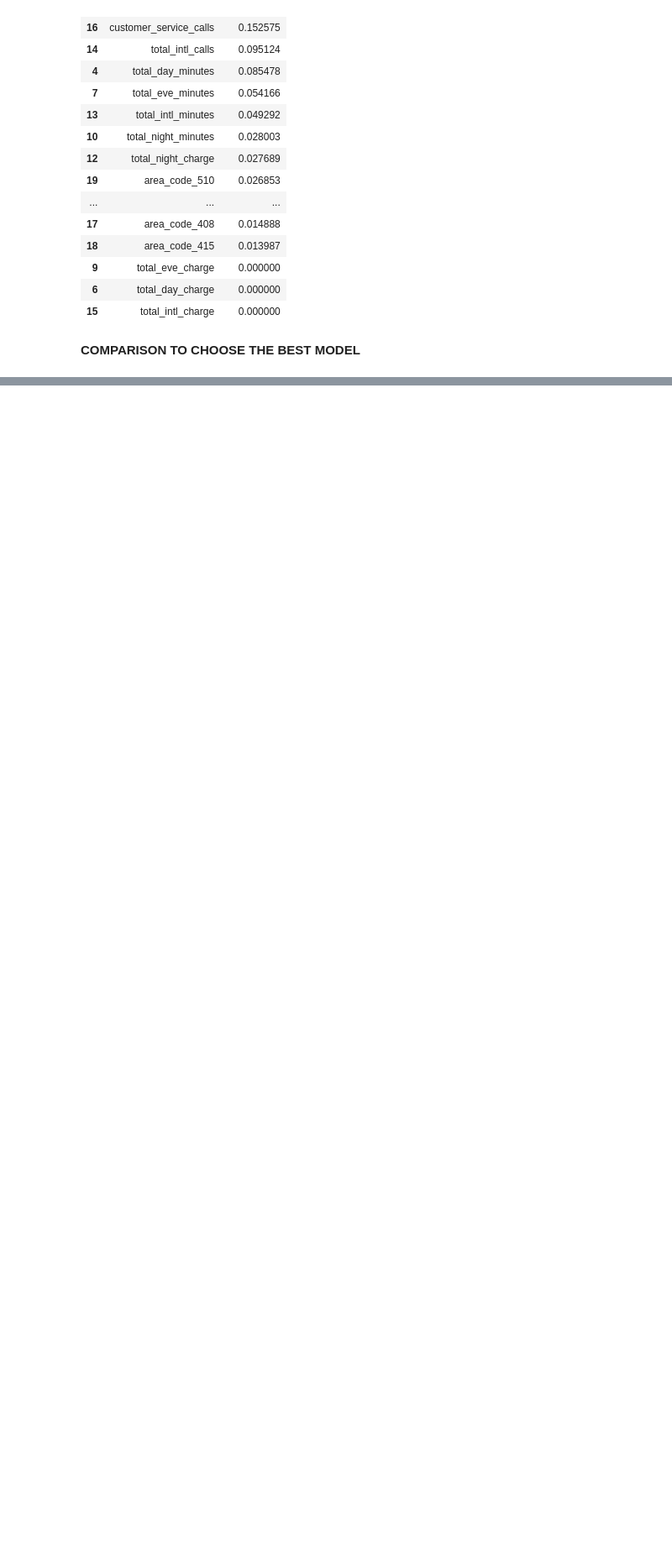
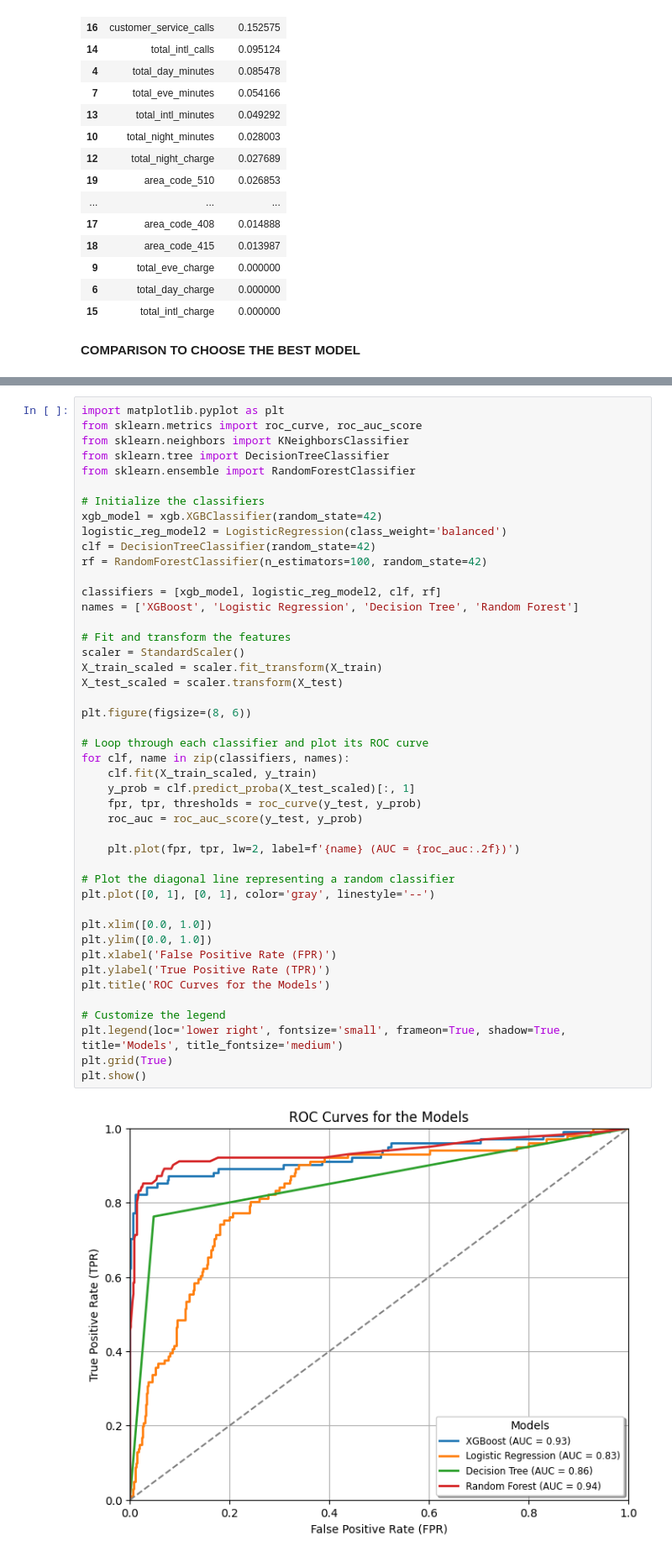
Before and after one commit to Wangari-web/dsc-phase-3-project-v2-3, a Jupyter notebook: syriatel_customer_churn.ipynb, the cells around one changed output, grey strips where cells are left out. Shown at 84% size. Cells and saved outputs as stored; diff of their text form; blank space fills up the shorter version.

```diff
--- a/syriatel_customer_churn.ipynb
+++ b/syriatel_customer_churn.ipynb
@@ -1779,0 +1793,47 @@ importance_df
+# %%
+import matplotlib.pyplot as plt
+from sklearn.metrics import roc_curve, roc_auc_score
+from sklearn.neighbors import KNeighborsClassifier
+from sklearn.tree import DecisionTreeClassifier
+from sklearn.ensemble import RandomForestClassifier
+
+# Initialize the classifiers
+xgb_model = xgb.XGBClassifier(random_state=42)
+logistic_reg_model2 = LogisticRegression(class_weight='balanced')
+clf = DecisionTreeClassifier(random_state=42)
+rf = RandomForestClassifier(n_estimators=100, random_state=42)
+
+classifiers = [xgb_model, logistic_reg_model2, clf, rf]
+names = ['XGBoost', 'Logistic Regression', 'Decision Tree', 'Random Forest']
+
+# Fit and transform the features
+scaler = StandardScaler()
+X_train_scaled = scaler.fit_transform(X_train)
+X_test_scaled = scaler.transform(X_test)
+
+plt.figure(figsize=(8, 6))
+
+# Loop through each classifier and plot its ROC curve
+for clf, name in zip(classifiers, names):
+    clf.fit(X_train_scaled, y_train)
+    y_prob = clf.predict_proba(X_test_scaled)[:, 1]
+    fpr, tpr, thresholds = roc_curve(y_test, y_prob)
+    roc_auc = roc_auc_score(y_test, y_prob)
+
+    plt.plot(fpr, tpr, lw=2, label=f'{name} (AUC = {roc_auc:.2f})')
+
+# Plot the diagonal line representing a random classifier
+plt.plot([0, 1], [0, 1], color='gray', linestyle='--')
+
+plt.xlim([0.0, 1.0])
+plt.ylim([0.0, 1.0])
+plt.xlabel('False Positive Rate (FPR)')
+plt.ylabel('True Positive Rate (TPR)')
+plt.title('ROC Curves for the Models')
+
+# Customize the legend
+plt.legend(loc='lower right', fontsize='small', frameon=True, shadow=True, title='Models', title_fontsize='medium')
+plt.grid(True)
+plt.show()
+# %% [output]
+[figure, added]
```
Also changed, not shown: parts of 9 cells of this notebook.
